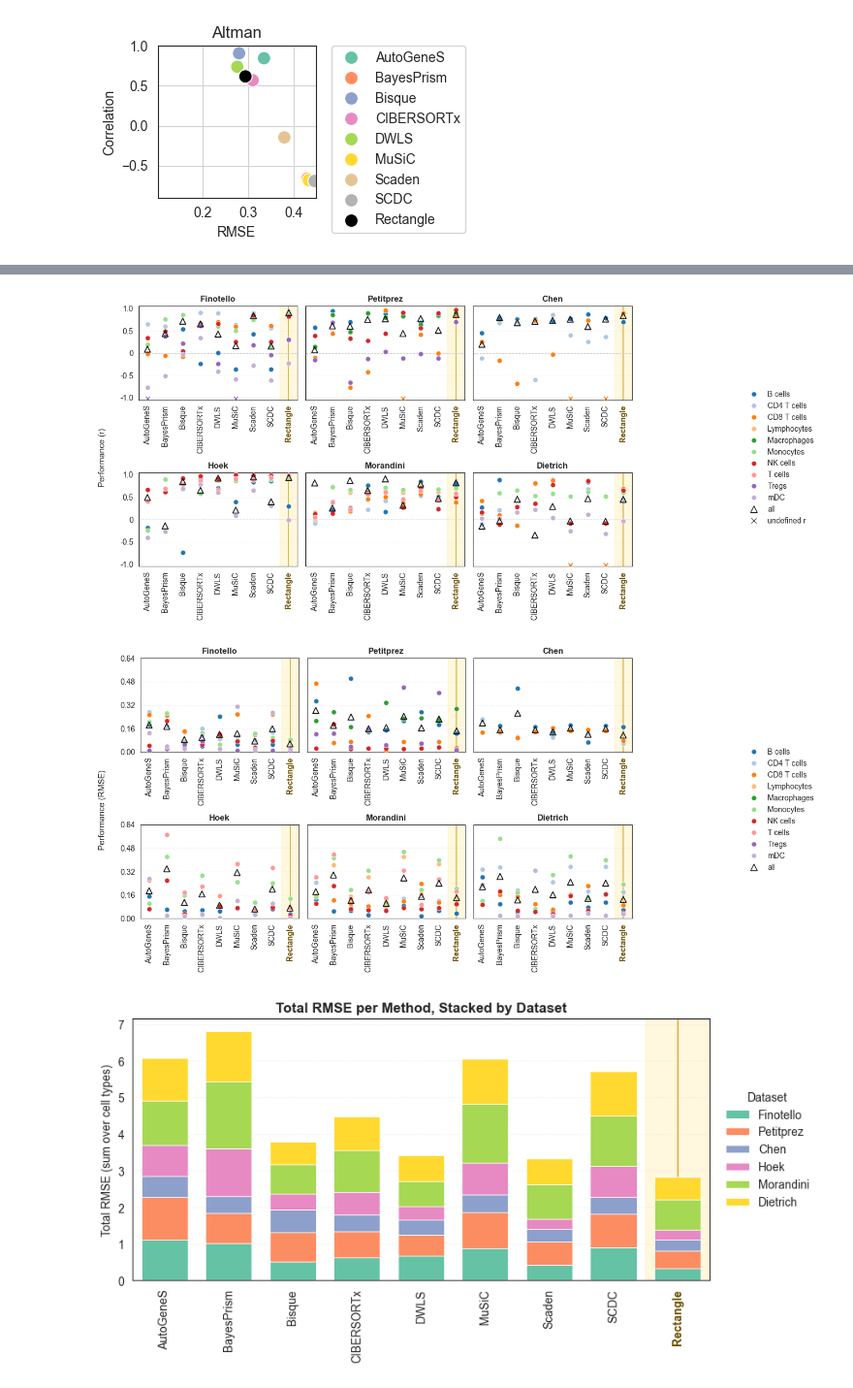
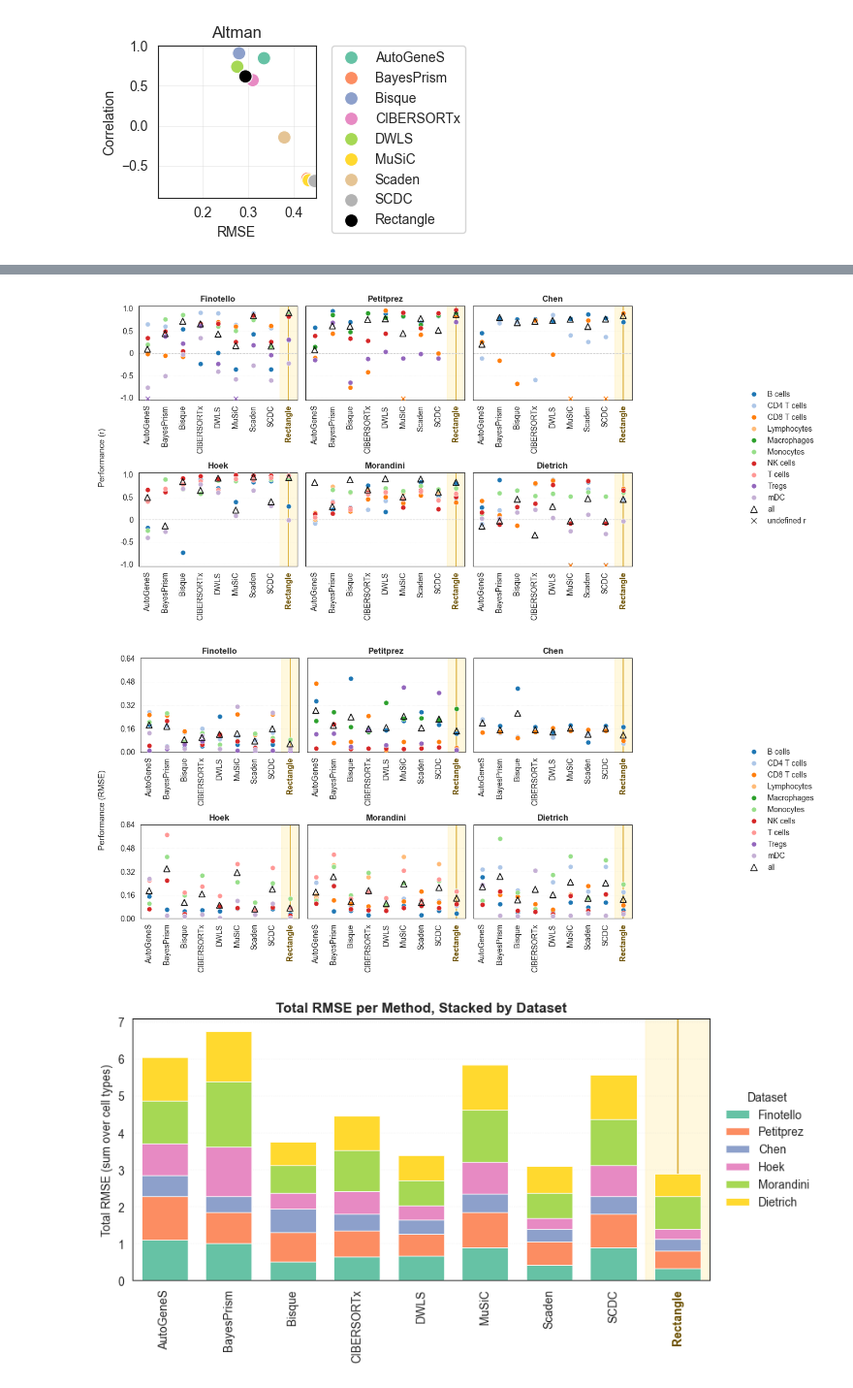
Before and after one commit to ComputationalBiomedicineGroup/rectangle_paper, a Jupyter notebook: notebooks/figure_2.ipynb, the cells around one changed output, grey strips where cells are left out. Shown at 97% size. Saved outputs shown, nothing was run; the diff lists cells and outputs as text; code cells hidden in the pictures.

```diff
--- a/notebooks/figure_2.ipynb
+++ b/notebooks/figure_2.ipynb
@@ -28,4 +44,5 @@ bulks_fino = pd.read_csv("../data/fig2/finotello/bulks_finotello_tpm.csv", index
 bulks_hoek = pd.read_csv("../data/bulks_hoek_tpm.csv", index_col=0)
 bulks_morandini = pd.read_csv("../data/fig2/morandini/morandini_tpm.csv.gz", index_col=0)
 bulks_altman = pd.read_csv("../data/fig2/altman/altman_tpm.csv.gz", index_col=0)
+bulks_dietrich = pd.read_csv("../data/fig2/deconvME/dietrich_tpm.csv", index_col=0)
 # %%
@@ -1146,12 +1038,27 @@ import glob
 import os
 
 dietrich_facs = pd.read_csv('../data/fig2/deconvMe/dietrich_facs.csv', index_col=0)
-
+dietrich_facs = dietrich_facs[dietrich_facs.index != 'T cells']
 dietrich_method_rows = []
 deconv_celltype_rows = []
+cell_type_rename = {
+    'T cells CD8': 'CD8 T cells',
+    'T cells CD4 conv': 'CD4 T cells',
+}
+
+required_rectangle_vars = ['rmse_dietrich', 'r_dietrich', 'p_dietrich', 'rsmes_dietrich', 'rs_dietrich', 'gld_m']
+missing_rectangle_vars = [var for var in required_rectangle_vars if var not in globals()]
+if missing_rectangle_vars:
+    raise NameError(f"Run the local Rectangle Dietrich evaluation cell first. Missing: {missing_rectangle_vars}")
+rectangle_dietrich_cell_types = list(gld_m.index)
+if len(rectangle_dietrich_cell_types) != len(rs_dietrich) or len(rectangle_dietrich_cell_types) != len(rsmes_dietrich):
+    raise ValueError('Local Rectangle Dietrich cell-type labels and metric arrays have different lengths.')
+
 for deconv_path in sorted(glob.glob('../data/fig2/deconvMe/*/deconvolution.csv')):
     folder_name = os.path.basename(os.path.dirname(deconv_path))
     method_name = folder_name.split('_')[0].lower()
+    if method_name == 'rectangle':
+        continue
 
     estimations_method = pd.read_csv(deconv_path, index_col=0)
     # Normalize sample IDs (e.g., CIBERSORTx row names like X95.CO350.EOT)
@@ -1176,11 +1083,6 @@ for deconv_path in sorted(glob.glob('../data/fig2/deconvMe/*/deconvolution.csv')
         'P-value': p_method
     })
 
-    cell_type_rename = {
-        'T cells CD8': 'CD8 T cells',
-        'T cells CD4 conv': 'CD4 T cells',
-    }
-
     for cell_type, cor_val, rmse_val in zip(gld_m.index, rs_method, rsmes_method):
         cell_type_label = cell_type_rename.get(str(cell_type), str(cell_type))
         deconv_celltype_rows.append({
@@ -1190,6 +1092,23 @@ for deconv_path in sorted(glob.glob('../data/fig2/deconvMe/*/deconvolution.csv')
             'cor': float(cor_val),
             'RMSE': float(rmse_val),
         })
+
+dietrich_method_rows.append({
+    'Method': 'rectangle',
+    'RMSE': rmse_dietrich,
+    'Correlation': r_dietrich,
+    'P-value': p_dietrich,
+})
+
+for cell_type, cor_val, rmse_val in zip(rectangle_dietrich_cell_types, rs_dietrich, rsmes_dietrich):
+    cell_type_label = cell_type_rename.get(str(cell_type), str(cell_type))
+    deconv_celltype_rows.append({
+        'cell_type': cell_type_label,
+        'method': 'rectangle',
+        'bulk_ds': 'dietrich',
+        'cor': float(cor_val),
+        'RMSE': float(rmse_val),
+    })
 
 all_meths_dietrich = pd.DataFrame(dietrich_method_rows)
 deconv_celltype_df = pd.DataFrame(deconv_celltype_rows)
@@ -1283,6 +1202,9 @@ df_plot = pd.read_csv(metrics_path)
 df_plot['method'] = df_plot['method'].str.lower()
 df_plot['bulk_ds'] = df_plot['bulk_ds'].str.lower()
 df_plot = df_plot[df_plot['method'].isin(method_order) & df_plot['bulk_ds'].isin(bulk_order)].copy()
+morandini_method_metrics = load_morandini_cell_type_metrics()
+df_plot = df_plot[~((df_plot['bulk_ds'] == 'morandini') & (df_plot['method'] != 'rectangle'))].copy()
+df_plot = pd.concat([df_plot, morandini_method_metrics], ignore_index=True)
 
 overall_df = pd.read_csv(overall_path, sep=';')
 overall_df.columns = [c.strip() for c in overall_df.columns]
@@ -1291,6 +1213,7 @@ overall_df['RMSE'] = overall_df['RMSE'].astype(str).str.replace(',', '.', regex=
 overall_df['method'] = overall_df['Method'].astype(str).str.strip().str.lower()
 overall_df['bulk_ds'] = overall_df['Set'].astype(str).str.strip().str.lower()
 overall_df = overall_df[overall_df['method'].isin(method_order) & overall_df['bulk_ds'].isin(bulk_order)].copy()
+overall_df = overall_df[(overall_df['bulk_ds'] != 'morandini') | (overall_df['method'] == 'rectangle')].copy()
 overall_df['cell_type'] = 'all'
 overall_df = overall_df[['cell_type', 'method', 'bulk_ds', 'Cor', 'RMSE']].rename(columns={'Cor': 'cor'})
 
@@ -1451,33 +1374,33 @@ for bulk in bulk_order:
     vals = rmse_stack_pivot[bulk].to_numpy(dtype=float)
     ax.bar(
         x,
         vals,
         bottom=bottom,
         width=0.72,
         color=dataset_palette[bulk],
         edgecolor='white',
         linewidth=0.6,
         label=bulk_labels.get(bulk, bulk.title()),
         zorder=3,
     )
     bottom += vals
 
 ax.set_xlim(-0.5, len(method_order) - 0.5)
 ax.set_xticks(x)
 ax.set_xticklabels([method_labels[m] for m in method_order], rotation=90)
 for lbl, m in zip(ax.get_xticklabels(), method_order):
     if m == 'rectangle':
         lbl.set_fontweight('bold')
         lbl.set_color('#6b4f00')
 
 ax.set_ylabel('Total RMSE (sum over cell types)')
 ax.set_title('Total RMSE per Method, Stacked by Dataset', fontsize=12, weight='bold')
 ax.grid(axis='y', linestyle=':', alpha=0.35)
 ax.legend(loc='center left', bbox_to_anchor=(1.01, 0.5), frameon=False, title='Dataset')
 plt.tight_layout(rect=[0.0, 0.0, 0.84, 1.0])
 plt.savefig('../figures/fig2d_method_dataset_rmse_stacked.pdf', facecolor='white', bbox_inches='tight')
 plt.show()
 # %% [output]
-[figure, old version]
+[figure, new version]
-[figure, old version]
+[figure, new version]
-[figure, old version]
+[figure, new version]
```
Also changed, not shown: parts of 55 cells of this notebook, 46 other files.
